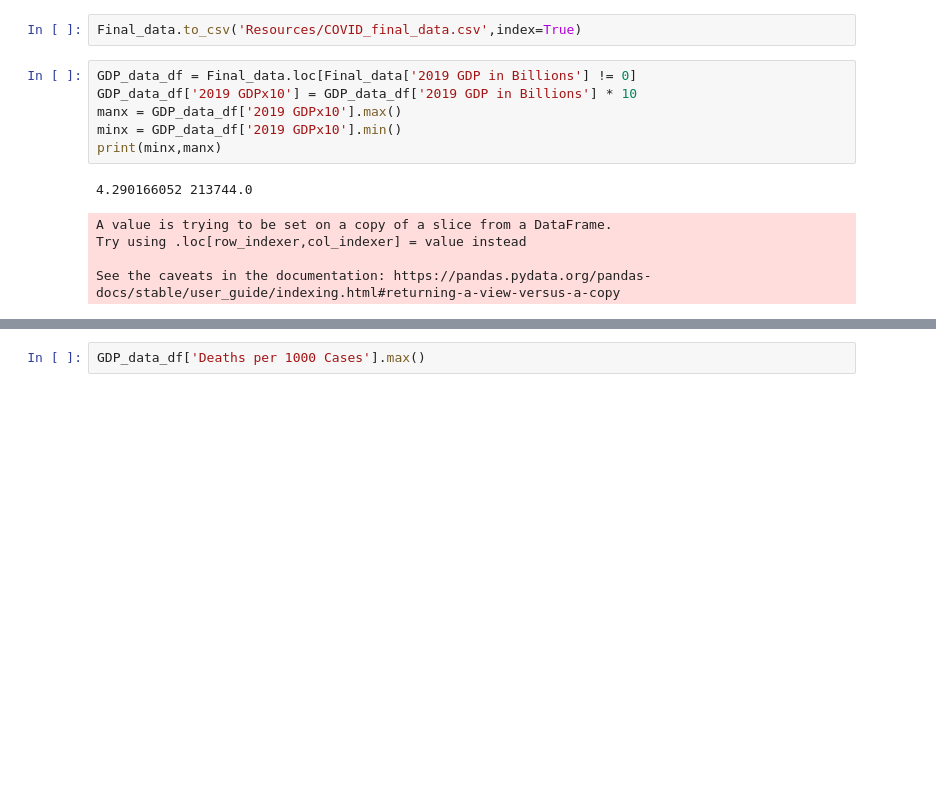
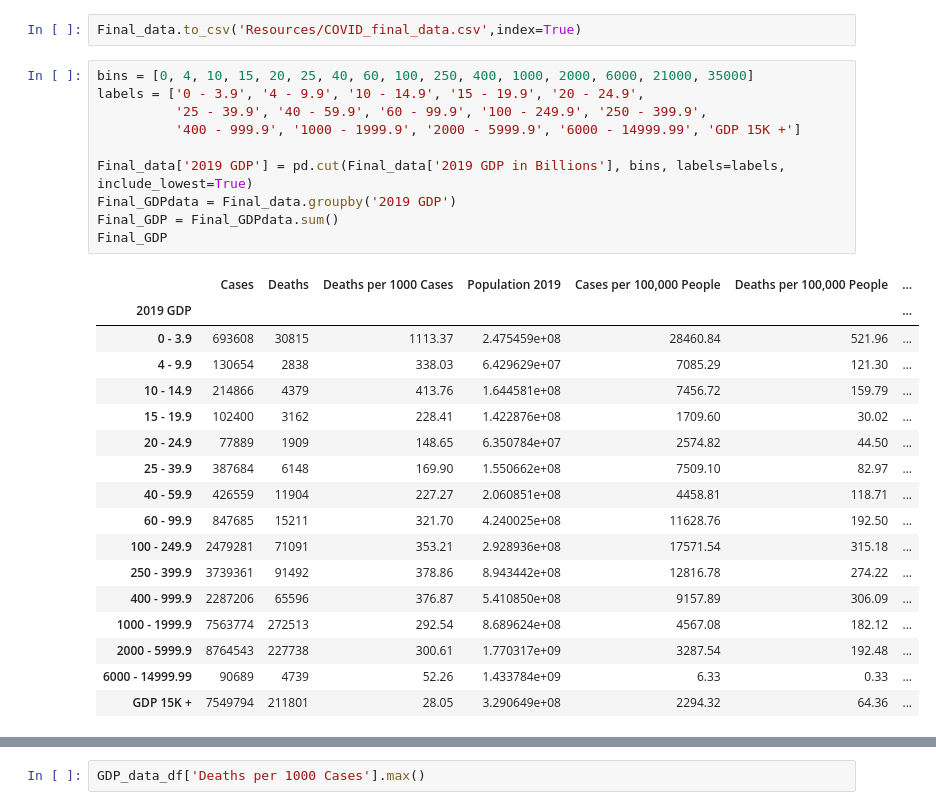
Before and after one commit to AustinRCole/COVID_Lat_GDP_analysis, a Jupyter notebook: GDP_Data_Analysis.ipynb, the cells around one changed output, grey strips where cells are left out. Cells and saved outputs as stored; diff of their text form; blank space fills up the shorter version.

```diff
--- a/GDP_Data_Analysis.ipynb
+++ b/GDP_Data_Analysis.ipynb
@@ -198,17 +198,33 @@ Final_data
 199 rows × 13 columns
 # %%
 Final_data.to_csv('Resources/COVID_final_data.csv',index=True)
-# %%
-GDP_data_df = Final_data.loc[Final_data['2019 GDP in Billions'] != 0]
-GDP_data_df['2019 GDPx10'] = GDP_data_df['2019 GDP in Billions'] * 10
-manx = GDP_data_df['2019 GDPx10'].max()
-minx = GDP_data_df['2019 GDPx10'].min()
-print(minx,manx)
-# %% [output]
-4.290166052 213744.0
-A value is trying to be set on a copy of a slice from a DataFrame.
-Try using .loc[row_indexer,col_indexer] = value instead
-
-See the caveats in the documentation: https://pandas.pydata.org/pandas-docs/stable/user_guide/indexing.html#returning-a-view-versus-a-copy
+# %%
+bins = [0, 4, 10, 15, 20, 25, 40, 60, 100, 250, 400, 1000, 2000, 6000, 21000, 35000]
+labels = ['0 - 3.9', '4 - 9.9', '10 - 14.9', '15 - 19.9', '20 - 24.9',
+          '25 - 39.9', '40 - 59.9', '60 - 99.9', '100 - 249.9', '250 - 399.9',
+          '400 - 999.9', '1000 - 1999.9', '2000 - 5999.9', '6000 - 14999.99', 'GDP 15K +']
+
+Final_data['2019 GDP'] = pd.cut(Final_data['2019 GDP in Billions'], bins, labels=labels, include_lowest=True)
+Final_GDPdata = Final_data.groupby('2019 GDP')
+Final_GDP = Final_GDPdata.sum()
+Final_GDP
+# %% [output]
+|  | Cases | Deaths | Deaths per 1000 Cases | Population 2019 | Cases per 100,000 People | Deaths per 100,000 People | ... |
+| 2019 GDP |  |  |  |  |  |  | ... |
+| 0 - 3.9 | 693608 | 30815 | 1113.37 | 2.475459e+08 | 28460.84 | 521.96 | ... |
+| 4 - 9.9 | 130654 | 2838 | 338.03 | 6.429629e+07 | 7085.29 | 121.30 | ... |
+| 10 - 14.9 | 214866 | 4379 | 413.76 | 1.644581e+08 | 7456.72 | 159.79 | ... |
+| 15 - 19.9 | 102400 | 3162 | 228.41 | 1.422876e+08 | 1709.60 | 30.02 | ... |
+| 20 - 24.9 | 77889 | 1909 | 148.65 | 6.350784e+07 | 2574.82 | 44.50 | ... |
+| 25 - 39.9 | 387684 | 6148 | 169.90 | 1.550662e+08 | 7509.10 | 82.97 | ... |
+| 40 - 59.9 | 426559 | 11904 | 227.27 | 2.060851e+08 | 4458.81 | 118.71 | ... |
+| 60 - 99.9 | 847685 | 15211 | 321.70 | 4.240025e+08 | 11628.76 | 192.50 | ... |
+| 100 - 249.9 | 2479281 | 71091 | 353.21 | 2.928936e+08 | 17571.54 | 315.18 | ... |
+| 250 - 399.9 | 3739361 | 91492 | 378.86 | 8.943442e+08 | 12816.78 | 274.22 | ... |
+| 400 - 999.9 | 2287206 | 65596 | 376.87 | 5.410850e+08 | 9157.89 | 306.09 | ... |
+| 1000 - 1999.9 | 7563774 | 272513 | 292.54 | 8.689624e+08 | 4567.08 | 182.12 | ... |
+| 2000 - 5999.9 | 8764543 | 227738 | 300.61 | 1.770317e+09 | 3287.54 | 192.48 | ... |
+| 6000 - 14999.99 | 90689 | 4739 | 52.26 | 1.433784e+09 | 6.33 | 0.33 | ... |
+| GDP 15K + | 7549794 | 211801 | 28.05 | 3.290649e+08 | 2294.32 | 64.36 | ... |
 # %%
 #  Is there any relationship between 2019 GDP with the infection rate/deaths?
```
Also changed, not shown: parts of 4 cells of this notebook.
